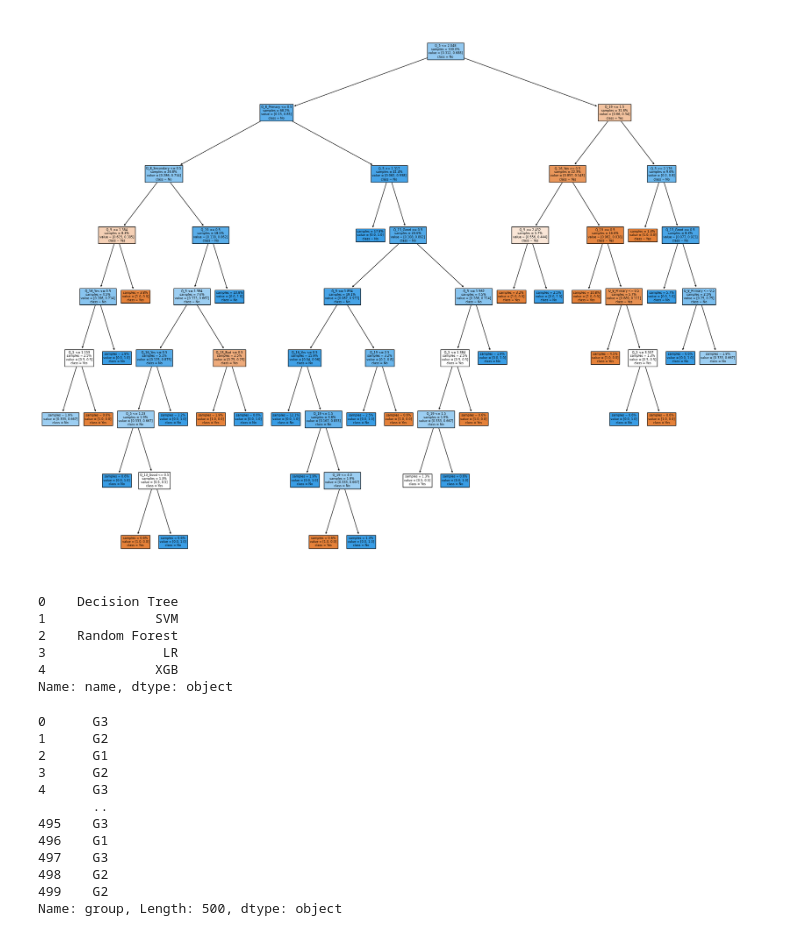
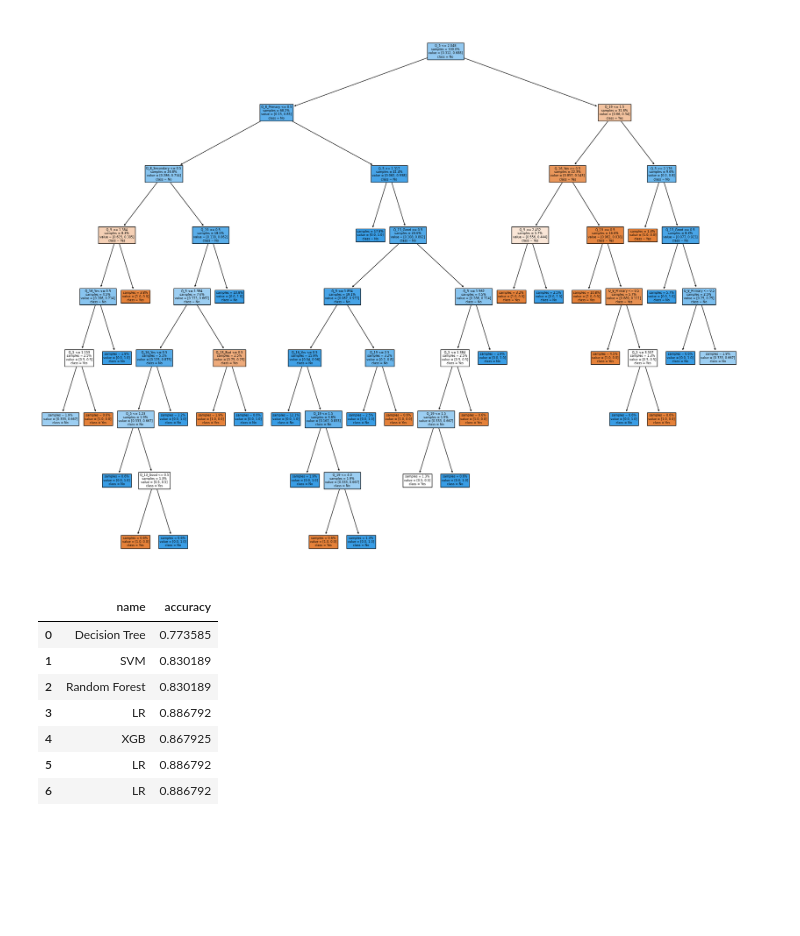
Before and after one commit to whoismaruf/BSc_Thesis, a Jupyter notebook: main.ipynb, the cells around one changed output. Saved outputs shown, nothing was run; the diff lists cells and outputs as text; code cells hidden in the pictures; blank space fills up the shorter version.

```diff
--- a/main.ipynb
+++ b/main.ipynb
@@ -394,10 +392,12 @@ import plotly.express as px
 # %%
 adf = pd.DataFrame(acc_dict)
-adf['name']
+adf
 # %% [output]
-0    Decision Tree
-1              SVM
-2    Random Forest
-3               LR
-4              XGB
-Name: name, dtype: object
+|  | name | accuracy |
+| 0 | Decision Tree | 0.773585 |
+| 1 | SVM | 0.830189 |
+| 2 | Random Forest | 0.830189 |
+| 3 | LR | 0.886792 |
+| 4 | XGB | 0.867925 |
+| 5 | LR | 0.886792 |
+| 6 | LR | 0.886792 |
@@ -407,22 +403,0 @@ plot.show()
-# %%
-import random
-df = pd.DataFrame({'var': np.random.normal(0, 1, 500),
-                   'group': random.choices(["G1", "G2", "G3"], k = 500)})
-
-fig = px.violin(df, y = 'var', color = 'group')
-
-# fig.show()
-df.group
-# %% [output]
-0      G3
-1      G2
-2      G1
-3      G2
-4      G3
-       ..
-495    G3
-496    G1
-497    G3
-498    G2
-499    G2
-Name: group, Length: 500, dtype: object
```
Also changed, not shown: parts of 2 cells of this notebook.
